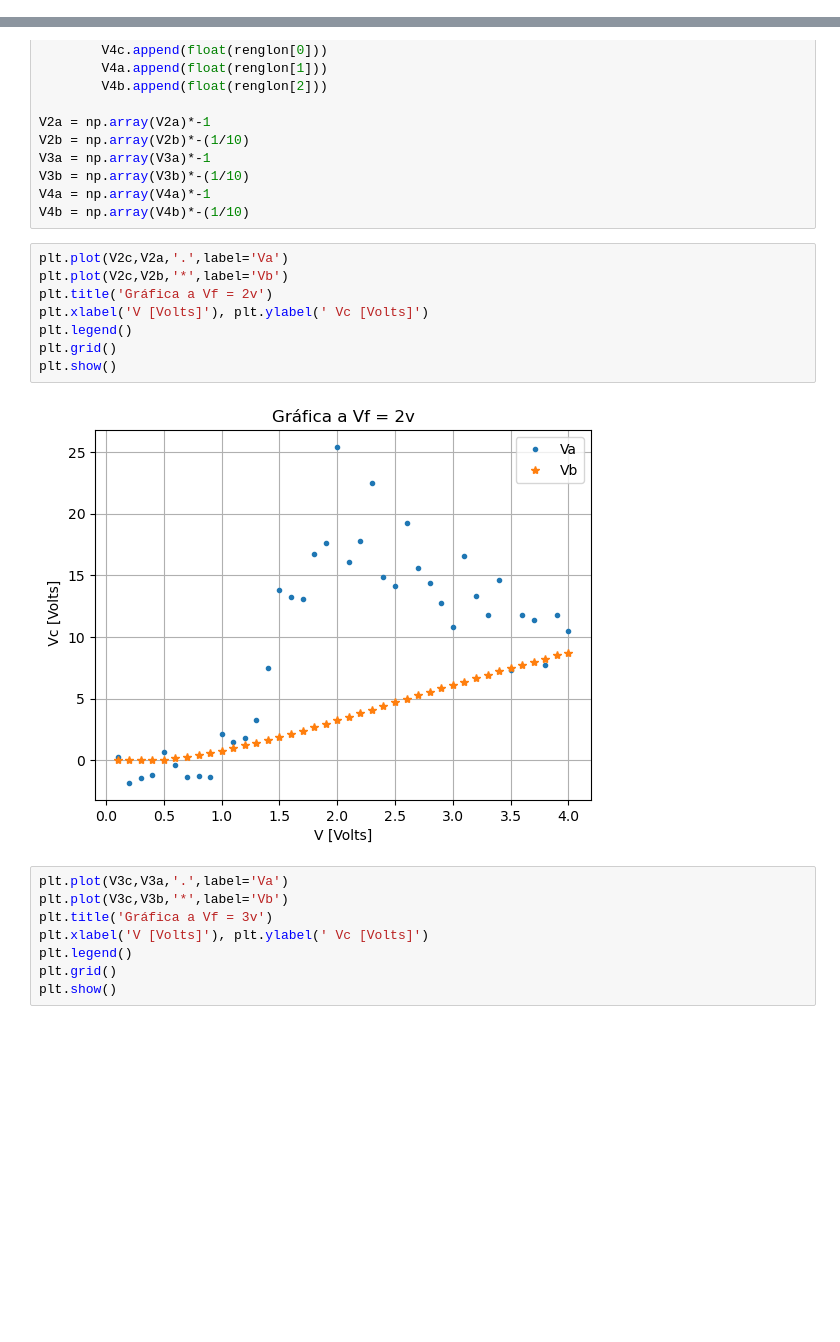
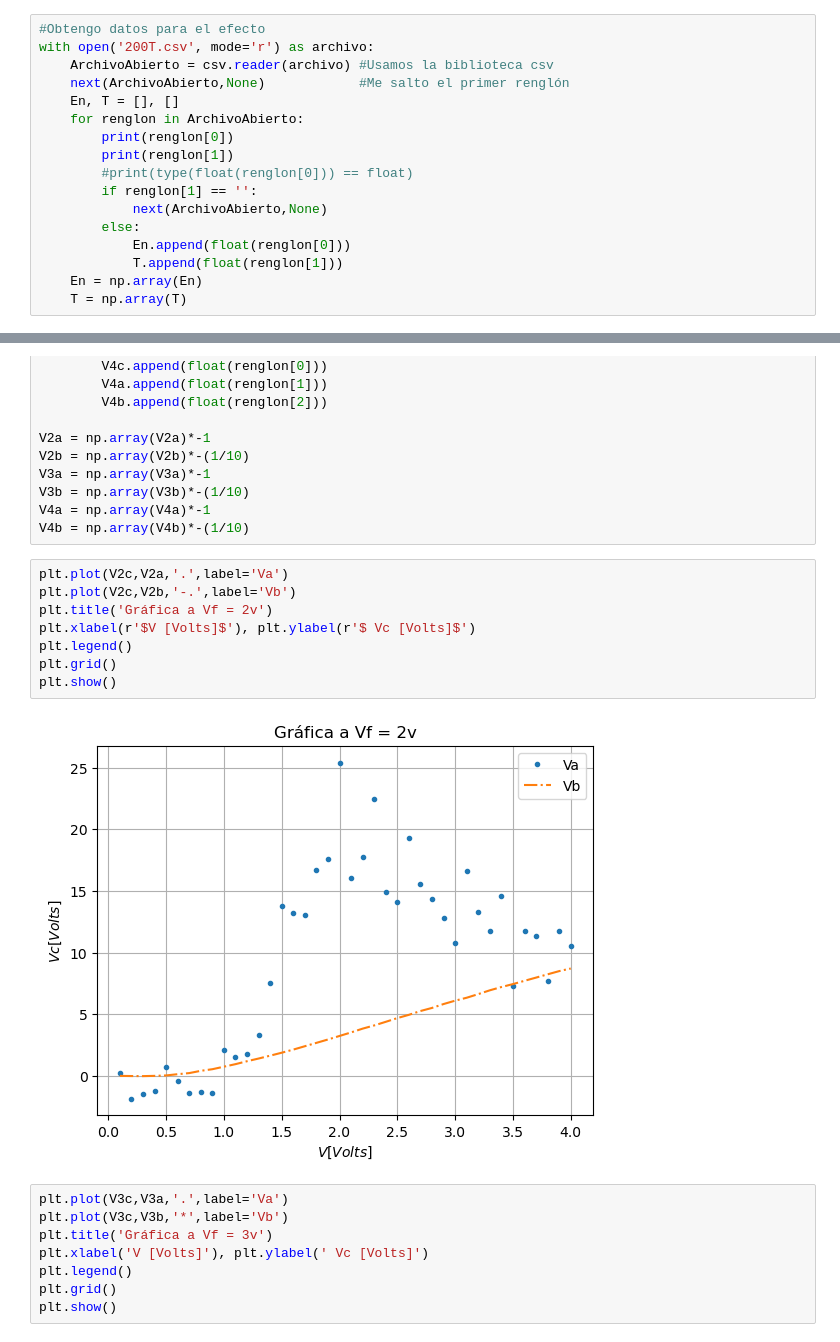
Before and after one commit to Alexi5omg/Labo-Contemporanea, a Jupyter notebook: Practica4/AnalisisP4.ipynb, the cells around one changed output, grey strips where cells are left out. Drawn from its saved outputs; the diff is of its cells as text; blank space fills up the shorter version.

```diff
--- a/Practica4/AnalisisP4.ipynb
+++ b/Practica4/AnalisisP4.ipynb
@@ -5,3 +5,20 @@ import csv
 from sklearn.linear_model import LinearRegression
 from sklearn.metrics import root_mean_squared_error
 from scipy import constants
+# %%
+#Obtengo datos para el efecto
+with open('200T.csv', mode='r') as archivo:
+    ArchivoAbierto = csv.reader(archivo) #Usamos la biblioteca csv
+    next(ArchivoAbierto,None)            #Me salto el primer renglón
+    En, T = [], []
+    for renglon in ArchivoAbierto:
+        print(renglon[0])
+        print(renglon[1])
+        #print(type(float(renglon[0])) == float)
+        if renglon[1] == '':
+            next(ArchivoAbierto,None)
+        else:
+            En.append(float(renglon[0]))
+            T.append(float(renglon[1]))
+    En = np.array(En)
+    T = np.array(T)
@@ -42,14 +89,14 @@ V4a = np.array(V4a)*-1
 V4b = np.array(V4b)*-(1/10)
 # %%
 plt.plot(V2c,V2a,'.',label='Va')
-plt.plot(V2c,V2b,'*',label='Vb')
+plt.plot(V2c,V2b,'-.',label='Vb')
 plt.title('Gráfica a Vf = 2v')
-plt.xlabel('V [Volts]'), plt.ylabel(' Vc [Volts]')
+plt.xlabel(r'$V [Volts]$'), plt.ylabel(r'$ Vc [Volts]$')
 plt.legend()
 plt.grid()
 plt.show()
 # %% [output]
-[figure, old version]
+[figure, new version]
 # %%
 plt.plot(V3c,V3a,'.',label='Va')
 plt.plot(V3c,V3b,'*',label='Vb')
```
Also changed, not shown: parts of 2 cells of this notebook, 1 other file.
